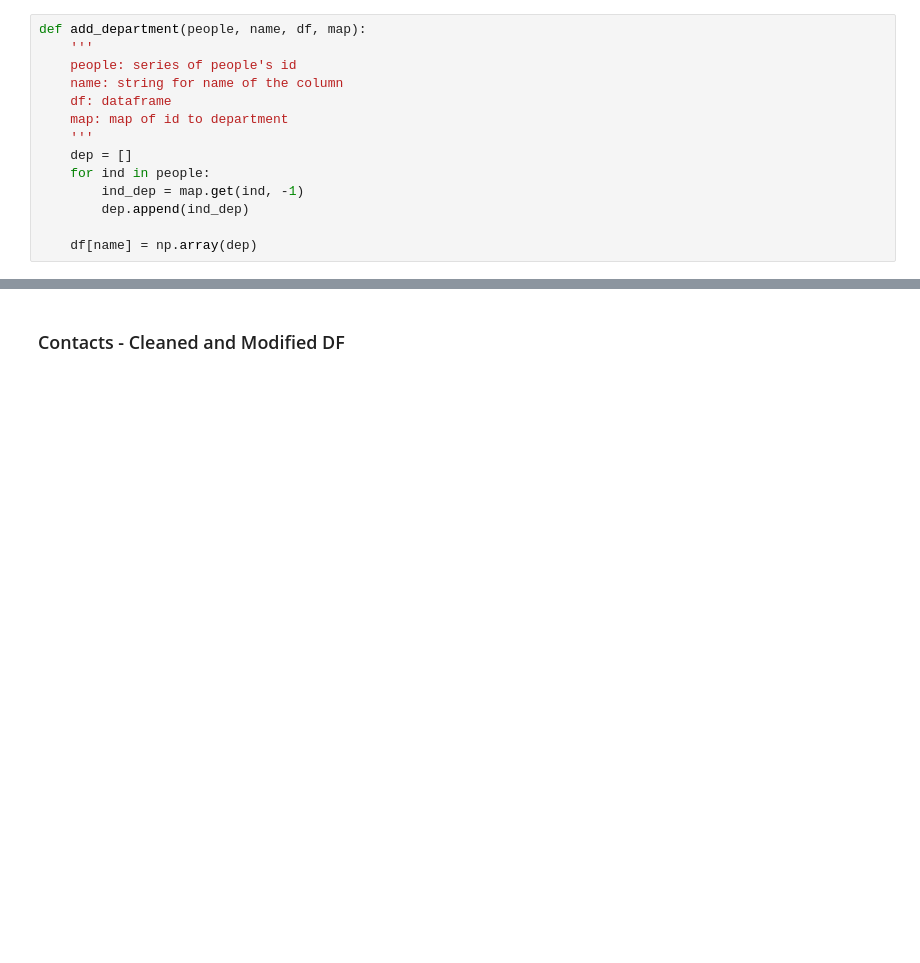
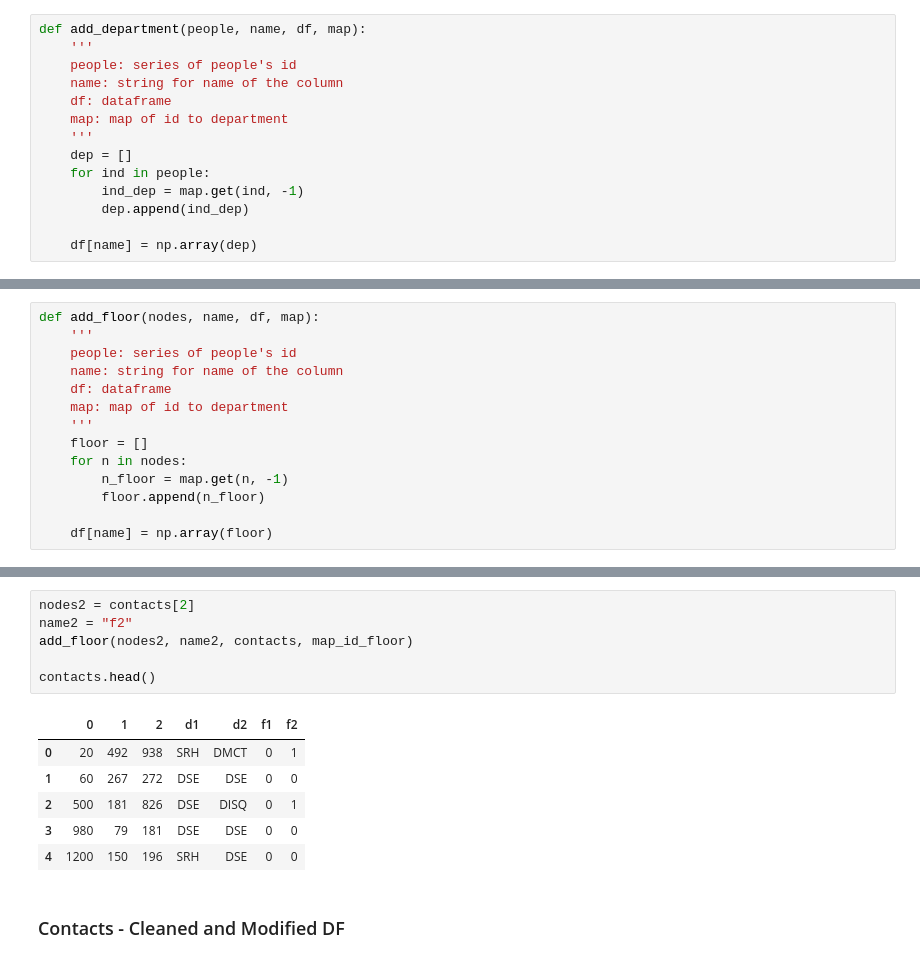
Before and after one commit to jeremyd1/Social-Networks, a Jupyter notebook: Workplace/scripts/w_contact.ipynb, the cells around one changed output, grey strips where cells are left out. Cells and saved outputs as stored; diff of their text form; blank space fills up the shorter version.

```diff
--- a/Workplace/scripts/w_contact.ipynb
+++ b/Workplace/scripts/w_contact.ipynb
@@ -111,0 +141,14 @@ contacts.head()
+# %%
+def add_floor(nodes, name, df, map):
+    '''
+    people: series of people's id
+    name: string for name of the column
+    df: dataframe
+    map: map of id to department
+    '''
+    floor = []
+    for n in nodes:
+        n_floor = map.get(n, -1)
+        floor.append(n_floor)
+
+    df[name] = np.array(floor)
@@ -112,3 +168,16 @@ contacts.head()
+# %%
+nodes2 = contacts[2]
+name2 = "f2"
+add_floor(nodes2, name2, contacts, map_id_floor)
+
+contacts.head()
+# %% [output]
+|  | 0 | 1 | 2 | d1 | d2 | f1 | f2 |
+| 0 | 20 | 492 | 938 | SRH | DMCT | 0 | 1 |
+| 1 | 60 | 267 | 272 | DSE | DSE | 0 | 0 |
+| 2 | 500 | 181 | 826 | DSE | DISQ | 0 | 1 |
+| 3 | 980 | 79 | 181 | DSE | DSE | 0 | 0 |
+| 4 | 1200 | 150 | 196 | SRH | DSE | 0 | 0 |
 # %% [markdown]
 ### Contacts - Cleaned and Modified DF
 # %%
```
Also changed, not shown: parts of 26 cells of this notebook, 5 other files.
